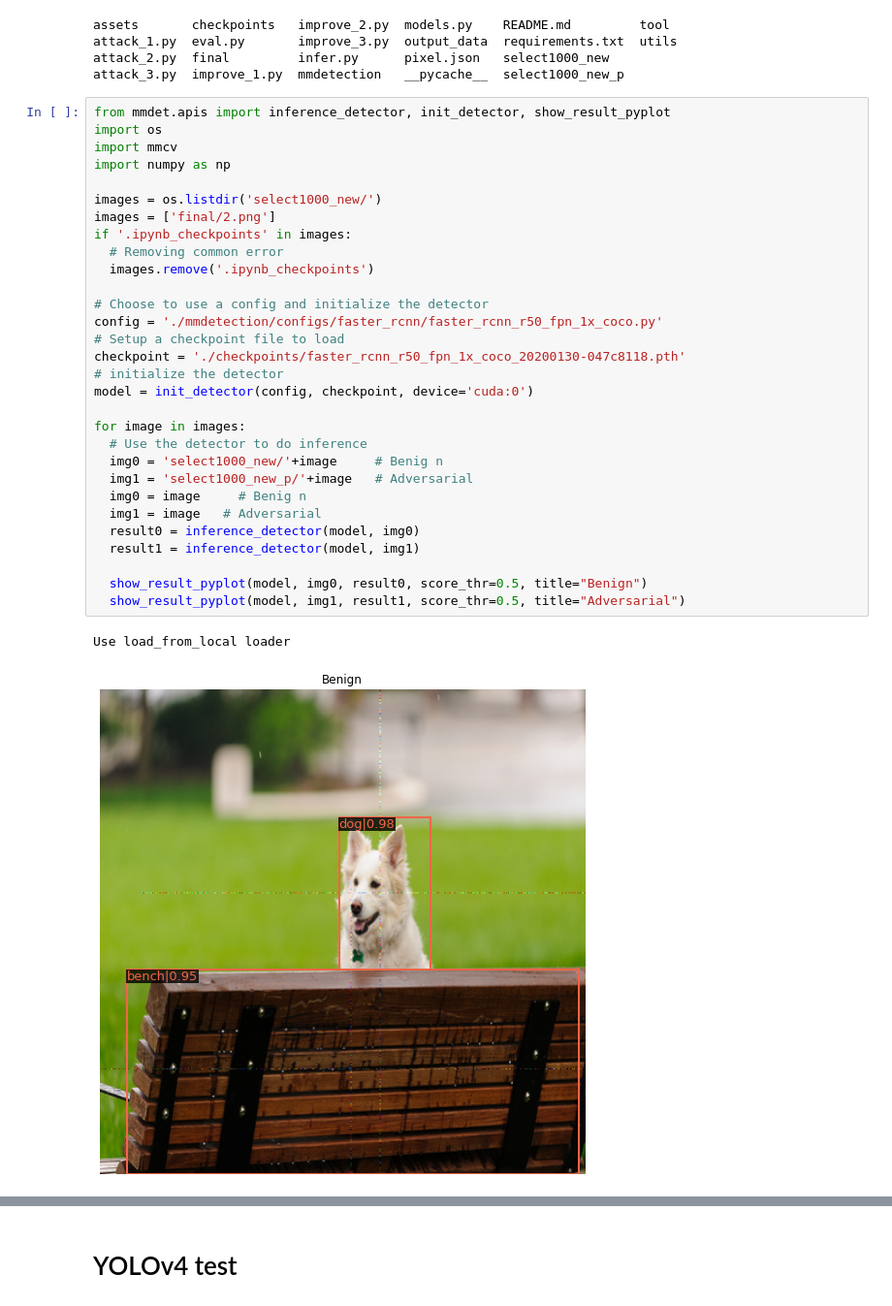
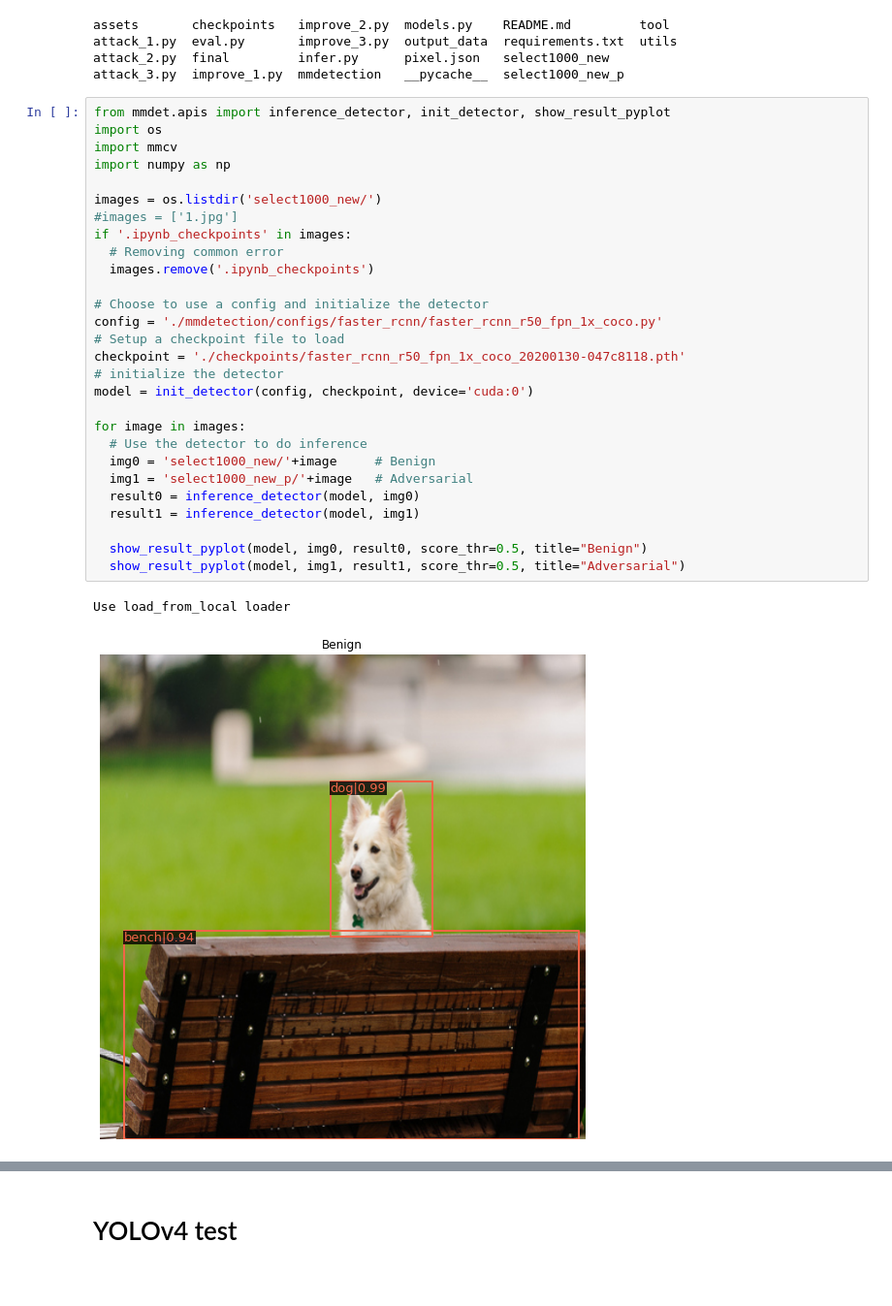
Before and after one commit to mariusblarsen/ae-attack-pipeline, a Jupyter notebook: SAA_demo.ipynb, the cells around one changed output, grey strips where cells are left out. Shown at 97% size. Drawn from its saved outputs; the diff is of its cells as text.

```diff
--- a/SAA_demo.ipynb
+++ b/SAA_demo.ipynb
@@ -134,33 +117,31 @@ attack_3.py  improve_1.py  mmdetection   __pycache__  select1000_new_p
 # %%
 from mmdet.apis import inference_detector, init_detector, show_result_pyplot
 import os
 import mmcv
 import numpy as np
 
 images = os.listdir('select1000_new/')
-images = ['final/2.png']
+#images = ['1.jpg']
 if '.ipynb_checkpoints' in images:
   # Removing common error
   images.remove('.ipynb_checkpoints')
 
 # Choose to use a config and initialize the detector
 config = './mmdetection/configs/faster_rcnn/faster_rcnn_r50_fpn_1x_coco.py'
 # Setup a checkpoint file to load
 checkpoint = './checkpoints/faster_rcnn_r50_fpn_1x_coco_20200130-047c8118.pth'
 # initialize the detector
 model = init_detector(config, checkpoint, device='cuda:0')
 
 for image in images:
   # Use the detector to do inference
-  img0 = 'select1000_new/'+image     # Benig n
+  img0 = 'select1000_new/'+image     # Benign
   img1 = 'select1000_new_p/'+image   # Adversarial
-  img0 = image     # Benig n
-  img1 = image   # Adversarial
   result0 = inference_detector(model, img0)
   result1 = inference_detector(model, img1)
 
   show_result_pyplot(model, img0, result0, score_thr=0.5, title="Benign")
   show_result_pyplot(model, img1, result1, score_thr=0.5, title="Adversarial")
 # %% [output]
 Use load_from_local loader
-[figure, old version]
+[figure, new version]
```
Also changed, not shown: parts of 15 cells of this notebook.
